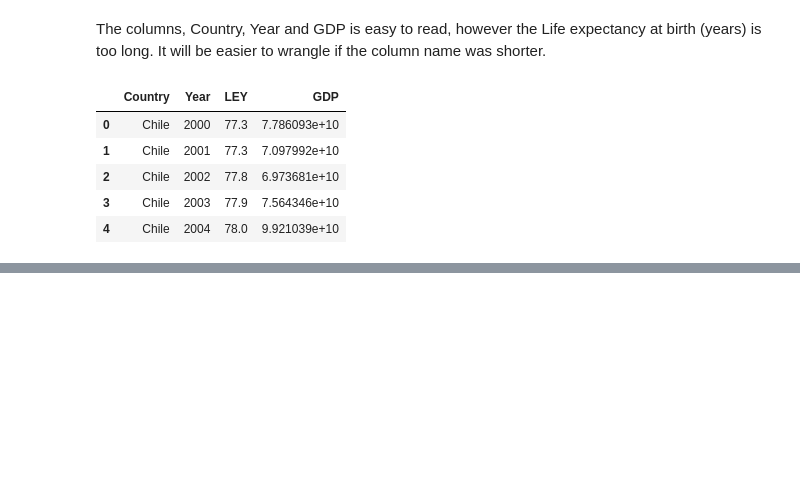
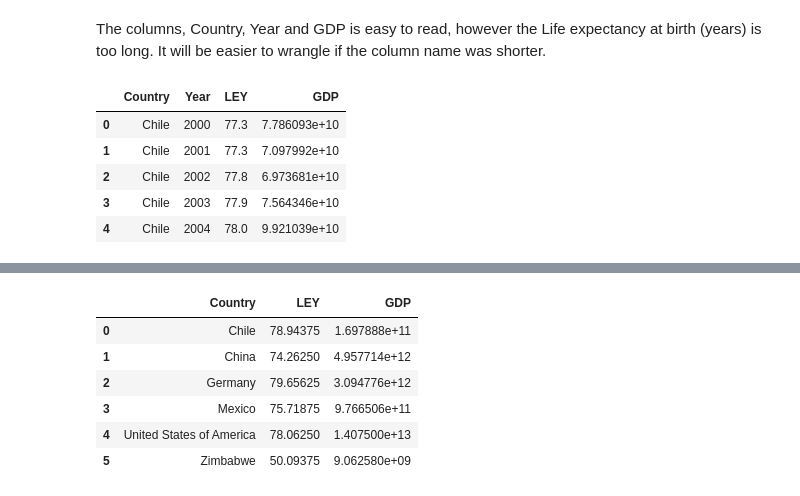
Before and after one commit to maximilianjun/life-expectancy-gdp-project, a Jupyter notebook: life_expectancy_gdp.ipynb, the cells around one changed output, grey strips where cells are left out. Saved outputs shown, nothing was run; the diff lists cells and outputs as text; code cells hidden in the pictures; blank space fills up the shorter version.

```diff
--- a/life_expectancy_gdp.ipynb
+++ b/life_expectancy_gdp.ipynb
@@ -97,0 +122,12 @@ df.head()
+# %%
+dfMean = df.drop("Year", axis=1).groupby("Country").mean().reset_index()
+# %%
+dfMean
+# %% [output]
+|  | Country | LEY | GDP |
+| 0 | Chile | 78.94375 | 1.697888e+11 |
+| 1 | China | 74.26250 | 4.957714e+12 |
+| 2 | Germany | 79.65625 | 3.094776e+12 |
+| 3 | Mexico | 75.71875 | 9.766506e+11 |
+| 4 | United States of America | 78.06250 | 1.407500e+13 |
+| 5 | Zimbabwe | 50.09375 | 9.062580e+09 |
```
Also changed, not shown: parts of 5 cells of this notebook.
